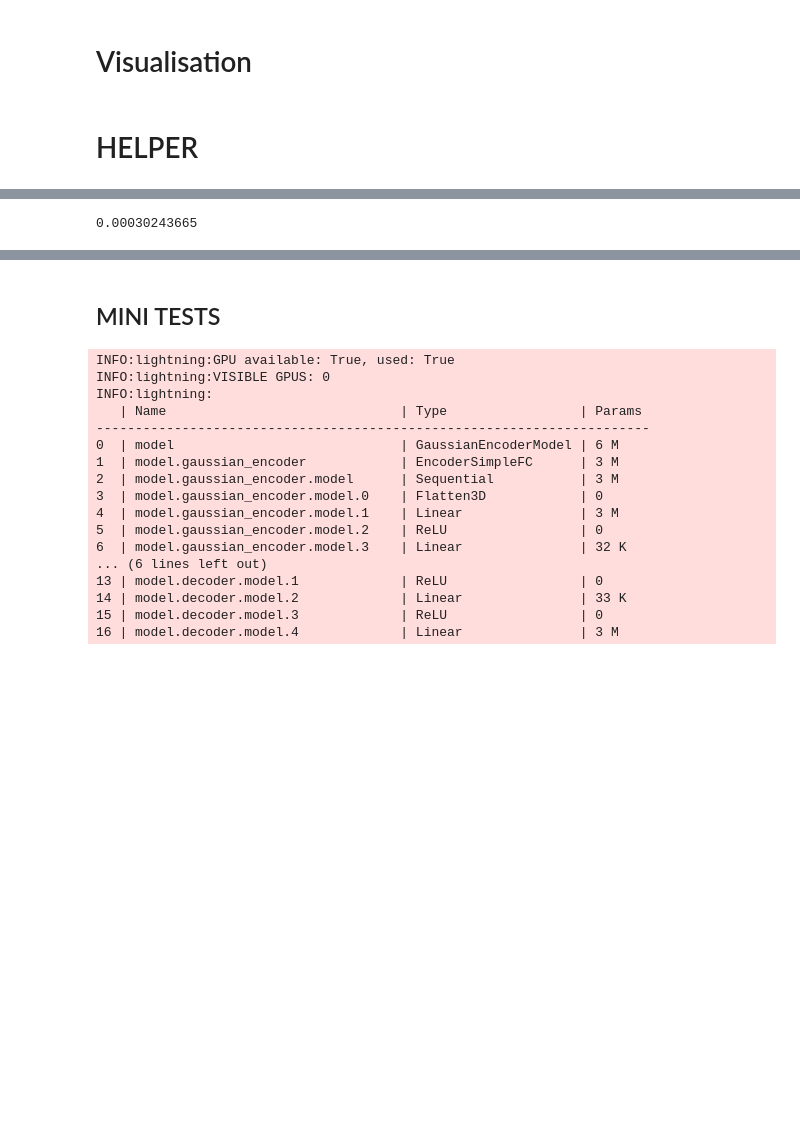
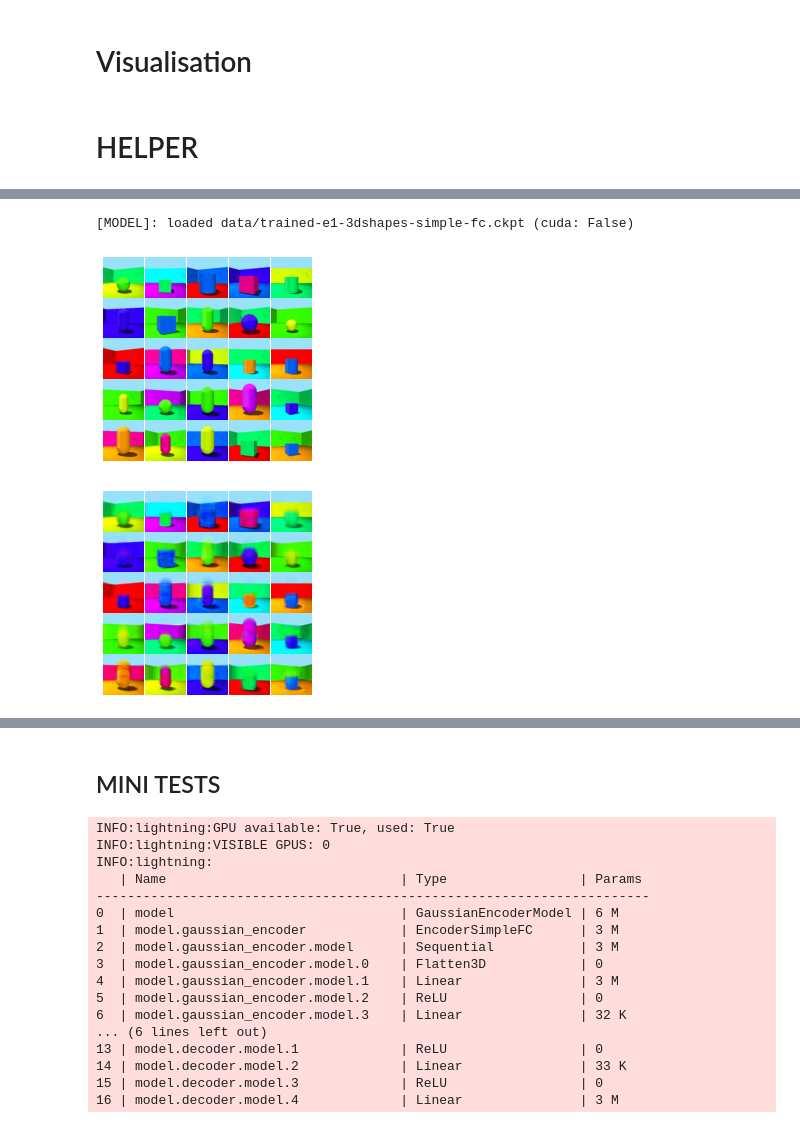
Before and after one commit to nmichlo/disent, a Jupyter notebook: main.ipynb, the cells around one changed output, grey strips where cells are left out. Saved outputs shown, nothing was run; the diff lists cells and outputs as text; code cells hidden in the pictures; blank space fills up the shorter version.

```diff
--- a/main.ipynb
+++ b/main.ipynb
@@ -64,19 +78,33 @@ def plot_system_mean_and_var(system, num_samples=100):
     ax2.set_ylabel('value')
     ax2.errorbar(np.arange(len(logvar_mean)), logvar_mean, yerr=logvar_std)
 
-def train_system(loss='ada-gvae', dataset='dsprites', model='simple-fc', z_dim=6, epochs=1, steps=None, save_path=None, load_path=None, train=True):
-    system = VaeSystem(dataset_train=dataset, model=model, loss=loss, hparams=dict(num_workers=8, batch_size=64, z_dim=z_dim))
+def plt_traverse_latent_space(system, num_samples=16, values=11, dimensions=None, figsize_ratio=0.75):
+    obs = torch.stack(system.dataset_train.sample_observations(num_samples)).cuda()
+    z_mean, z_logvar = system.model.encode_gaussian(obs)
+    for i in range(num_samples):
+        images = latent_traversal_1d_multi_dim(system.model.decode, z_mean[i, :], dimensions=dimensions, values=values)
+        plt_images_grid(images, figsize_ratio=figsize_ratio)
+
+def plt_sample_observations_and_reconstruct(system, num_samples=16, figsize_ratio=0.75):
+    obs = torch.stack(system.dataset_train.sample_observations(num_samples)).cuda()
+    x_recon, z_mean, z_logvar, z = system.model.forward_deterministic(obs)
+    plt_images_minimal_square(reconstructions_to_images(obs), figsize_ratio=figsize_ratio)
+    plt_images_minimal_square(reconstructions_to_images(x_recon), figsize_ratio=figsize_ratio)
+    return obs, x_recon
+
+def train_system(loss='ada-gvae', dataset='dsprites', model='simple-fc', z_dim=10, epochs=1, steps=None, save_path=None, load_path=None, train=True):
+    system = VaeSystem(dataset_train=dataset, model=model, loss=loss, hparams=dict(lr=0.001, num_workers=8, batch_size=64, z_dim=z_dim))
 
     if load_path:
         # system.load_from_checkpoint(checkpoint_path=PATH)
-        system = load_model(system, save_path, cuda=False)
+        system = load_model(system, load_path, cuda=False)
 
     if train:
         trainer = system.quick_train(epochs=epochs, steps=steps)
 
-    if save_path:
-        # trainer.save_checkpoint(save_path)
-        save_model(system, save_path)
+        if save_path:
+            # trainer.save_checkpoint(save_path)
+            save_model(system, save_path)
 
-    return system, trainer
+    return system #, trainer
 # %%
@@ -110,12 +118,0 @@ Loaded!
-# %%
-# plot_sampled(system, 100)
-
-obs = torch.stack(system.dataset_train.sample_observations(9))
-x_recon, z_mean, z_logvar, z = system.model.forward_deterministic(obs.cuda())
-
-# imgs = reconstructions_to_images(x_recon * 100)
-
-# plt_make_subplots_grid(imgs)
-# plt.show()
-# %% [output]
-0.00030243665
@@ -124,0 +119,11 @@ x_recon, z_mean, z_logvar, z = system.model.forward_deterministic(obs.cuda())
+# %%
+# plot_sampled(system, 10)
+system2 = train_system(loss='beta-vae', dataset='3dshapes', epochs=1, steps=None, model='simple-fc', save_path=None, load_path='data/trained-e1-3dshapes-simple-fc.ckpt', train=False)
+system2 = system2.cuda()
+# %% [output]
+[MODEL]: loaded data/trained-e1-3dshapes-simple-fc.ckpt (cuda: False)
+# %%
+plt_sample_observations_and_reconstruct(system2, num_samples=25);
+# %% [output]
+[figure, added]
+[figure, added]
```
Also changed, not shown: parts of 6 cells of this notebook.
